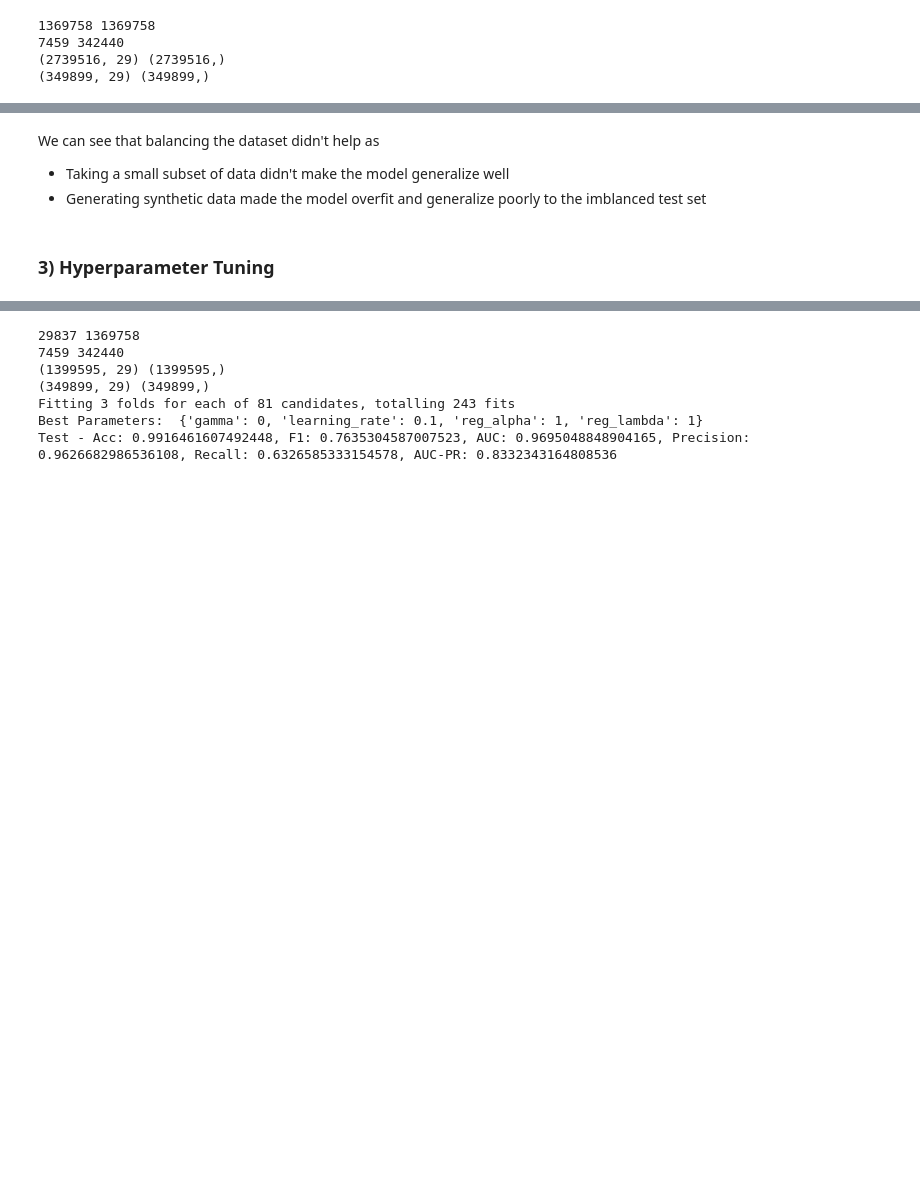
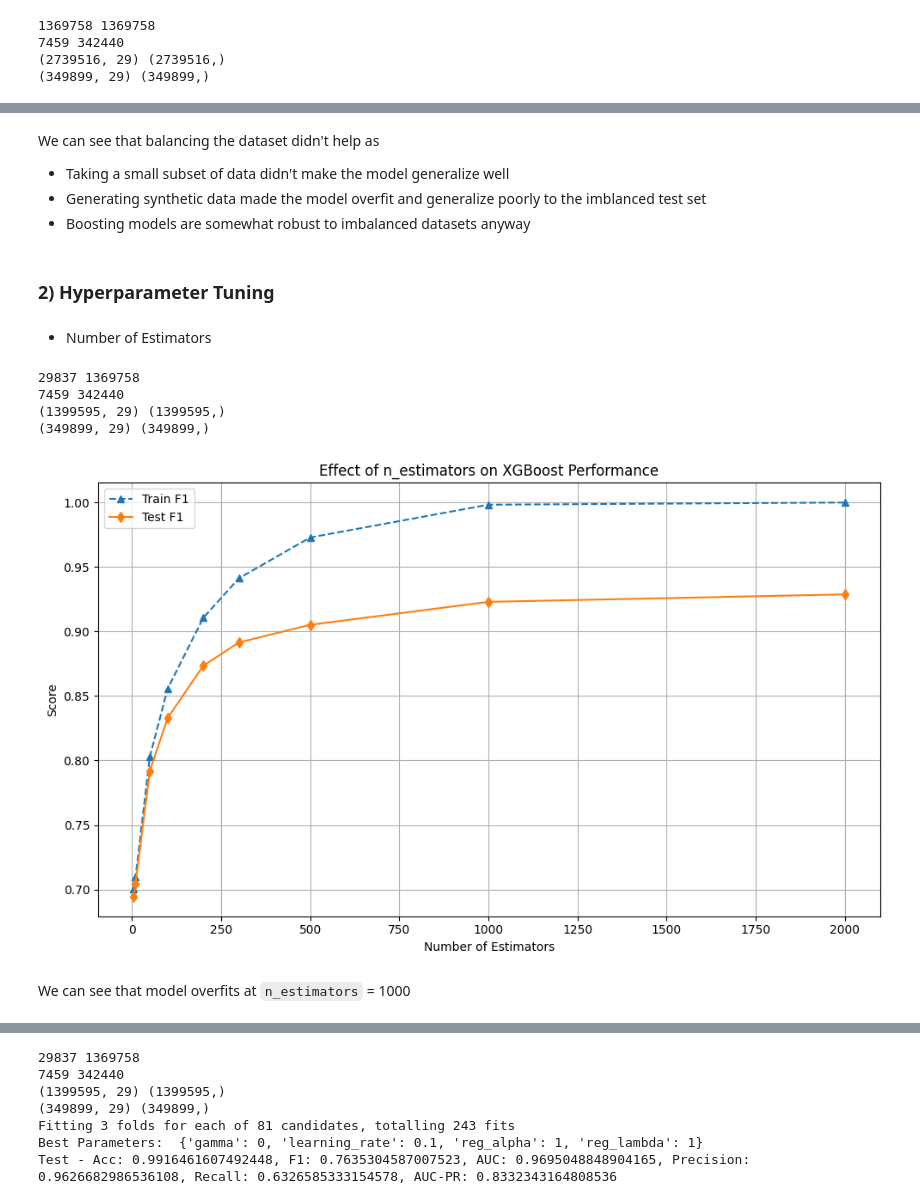
Before and after one commit to Elkapeer/ML-Project, a Jupyter notebook: Ensemble_Model.ipynb, the cells around one changed output, grey strips where cells are left out. Cells and saved outputs as stored; diff of their text form; code cells hidden in the pictures; blank space fills up the shorter version.

```diff
--- a/Ensemble_Model.ipynb
+++ b/Ensemble_Model.ipynb
@@ -269,5 +214,61 @@ ZeroR Baseline Metrics:
 We can see that balancing the dataset didn't help as
 - Taking a small subset of data didn't make the model generalize well
 - Generating synthetic data made the model overfit and generalize poorly to the imblanced test set
+- Boosting models are somewhat robust to imbalanced datasets anyway
 # %% [markdown]
-### 3) Hyperparameter Tuning
+### 2) Hyperparameter Tuning
+# %% [markdown]
+- Number of Estimators
+# %%
+# Train/Test split with stratification
+X_train, X_test, y_train, y_test, meter_train, meter_test = train_test_split(
+    X, y, meter_reading, test_size=0.2, random_state=42, stratify=y)
+
+print(len(y_train[y_train == 1]), len(y_train[y_train == 0]))
+print(len(y_test[y_test == 1]), len(y_test[y_test == 0]))
+
+print(X_train.shape, y_train.shape)
+print(X_test.shape, y_test.shape)
+# %% [output]
+29837 1369758
+7459 342440
+(1399595, 29) (1399595,)
+(349899, 29) (349899,)
+# %%
+# Range of estimators
+n_estimators_list = [5, 10, 50, 100, 200, 300, 500, 1000, 2000]
+
+train_acc, test_acc = [], []
+train_f1, test_f1 = [], []
+
+for n in tqdm(n_estimators_list):
+    model = XGBClassifier(n_estimators=n, random_state=42)
+    model.fit(X_train, y_train)
+
+    y_train_pred = model.predict(X_train)
+    y_test_pred = model.predict(X_test)
+
+    train_acc.append(accuracy_score(y_train, y_train_pred))
+    test_acc.append(accuracy_score(y_test, y_test_pred))
+
+    train_f1.append(f1_score(y_train, y_train_pred))
+    test_f1.append(f1_score(y_test, y_test_pred))
+# %%
+# Plotting
+plt.figure(figsize=(10, 6))
+# plt.plot(n_estimators_list, train_acc, marker='o', label='Train Accuracy', linestyle='--')
+# plt.plot(n_estimators_list, test_acc, marker='s', label='Test Accuracy')
+plt.plot(n_estimators_list, train_f1, marker='^', label='Train F1', linestyle='--')
+plt.plot(n_estimators_list, test_f1, marker='d', label='Test F1')
+
+plt.xlabel('Number of Estimators')
+plt.ylabel('Score')
+plt.title('Effect of n_estimators on XGBoost Performance')
+plt.grid(True)
+plt.legend()
+plt.tight_layout()
+plt.show()
+# %% [output]
+[figure, added]
+# %% [markdown]
+We can see that model overfits at `n_estimators` = 1000
```
Also changed, not shown: parts of 20 cells of this notebook, 3 other files.
